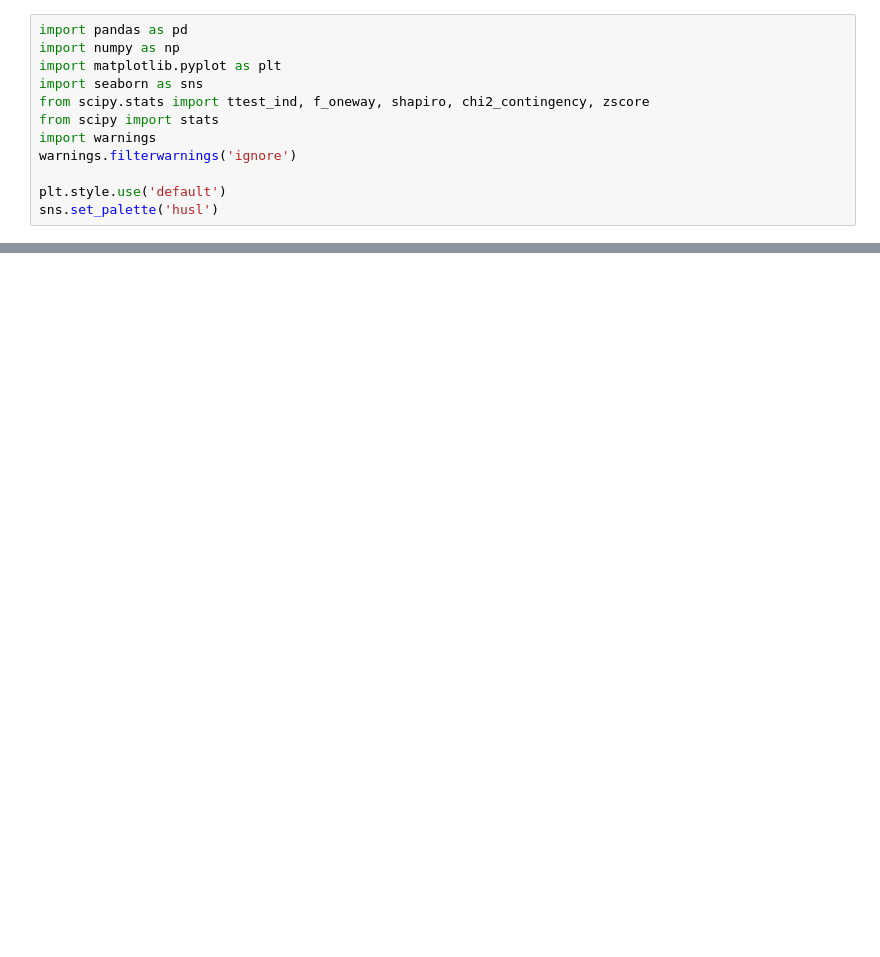
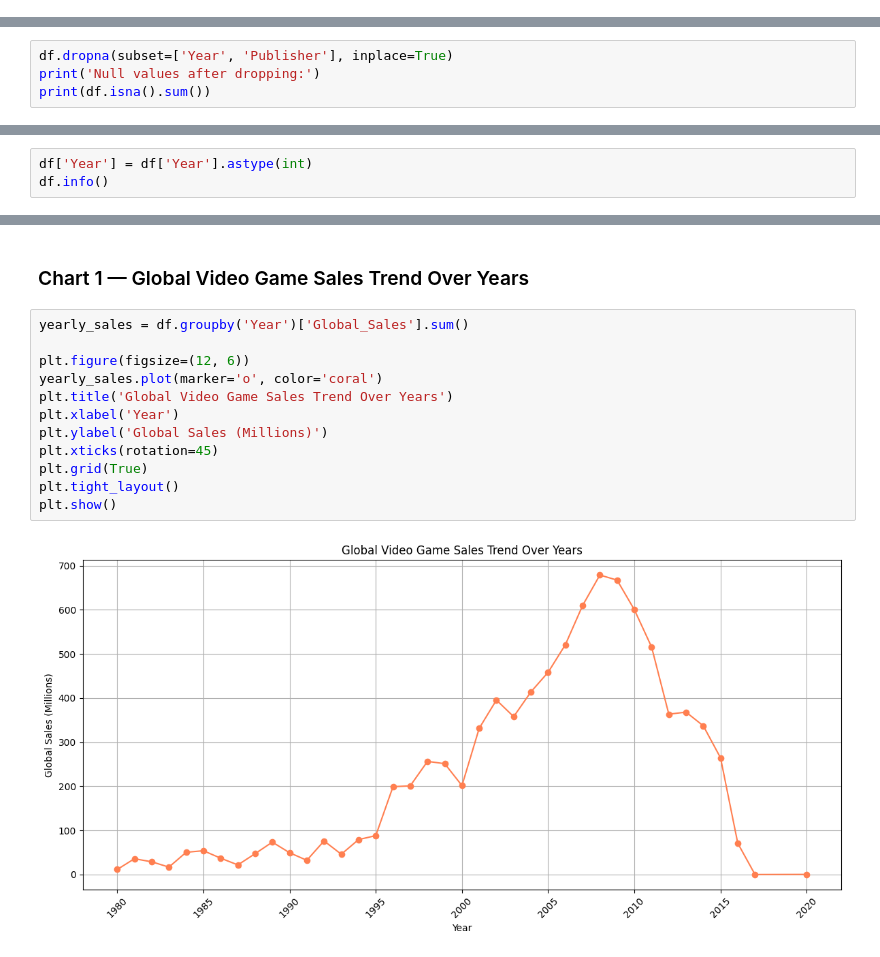
Before and after one commit to Zayd360/video-game-sales-analysis, a Jupyter notebook: vgsales_analysis.ipynb, the cells around one changed output, grey strips where cells are left out. Saved outputs shown, nothing was run; the diff lists cells and outputs as text; blank space fills up the shorter version.

```diff
--- a/vgsales_analysis.ipynb
+++ b/vgsales_analysis.ipynb
@@ -4,12 +0,0 @@ Comprehensive Data Science Pipeline: EDA, Visualization, Statistical Analysis
-# %%
-import pandas as pd
-import numpy as np
-import matplotlib.pyplot as plt
-import seaborn as sns
-from scipy.stats import ttest_ind, f_oneway, shapiro, chi2_contingency, zscore
-from scipy import stats
-import warnings
-warnings.filterwarnings('ignore')
-
-plt.style.use('default')
-sns.set_palette('husl')
@@ -441,0 +298,4 @@ Analysis Complete!
+# %%
+df.dropna(subset=['Year', 'Publisher'], inplace=True)
+print('Null values after dropping:')
+print(df.isna().sum())
@@ -441,0 +339,3 @@ Analysis Complete!
+# %%
+df['Year'] = df['Year'].astype(int)
+df.info()
@@ -441,0 +398,16 @@ Analysis Complete!
+# %% [markdown]
+### Chart 1 — Global Video Game Sales Trend Over Years
+# %%
+yearly_sales = df.groupby('Year')['Global_Sales'].sum()
+
+plt.figure(figsize=(12, 6))
+yearly_sales.plot(marker='o', color='coral')
+plt.title('Global Video Game Sales Trend Over Years')
+plt.xlabel('Year')
+plt.ylabel('Global Sales (Millions)')
+plt.xticks(rotation=45)
+plt.grid(True)
+plt.tight_layout()
+plt.show()
+# %% [output]
+[figure, added]
```
Also changed, not shown: parts of 131 cells of this notebook.
